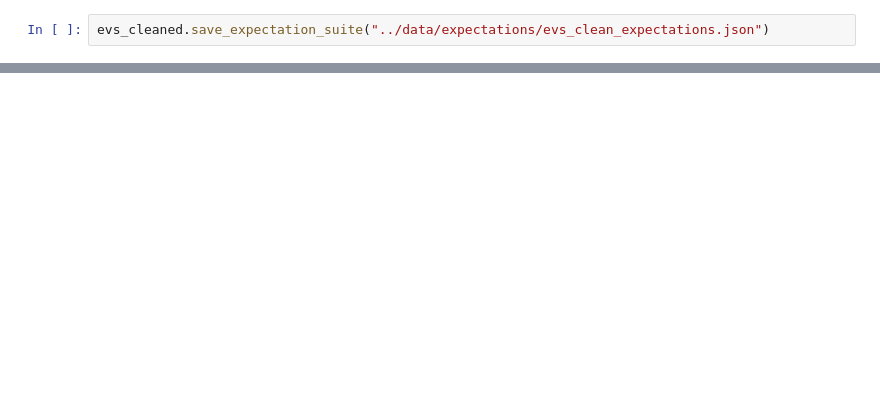
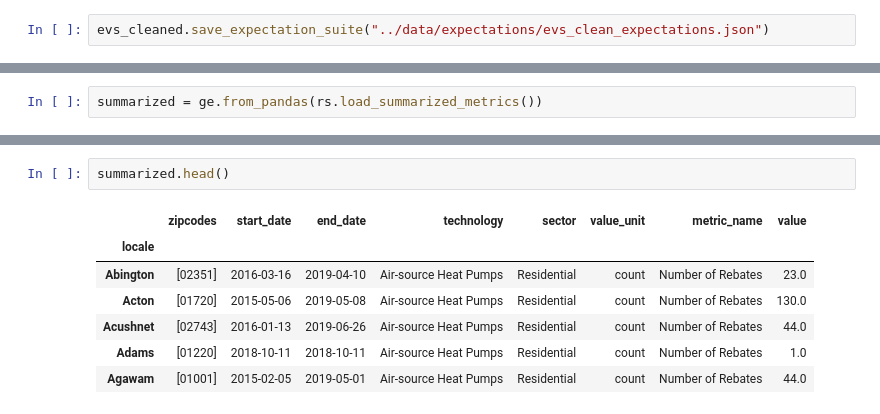
Before and after one commit to massenergize/rad_pipeline, a Jupyter notebook: notebooks/expectations.ipynb, the cells around one changed output, grey strips where cells are left out. Saved outputs shown, nothing was run; the diff lists cells and outputs as text; blank space fills up the shorter version.

```diff
--- a/notebooks/expectations.ipynb
+++ b/notebooks/expectations.ipynb
@@ -1483,0 +1488,2 @@ evs_cleaned.save_expectation_suite("../data/expectations/evs_clean_expectations.
+# %%
+summarized = ge.from_pandas(rs.load_summarized_metrics())
@@ -1483,0 +1516,10 @@ evs_cleaned.save_expectation_suite("../data/expectations/evs_clean_expectations.
+# %%
+summarized.head()
+# %% [output]
+|  | zipcodes | start_date | end_date | technology | sector | value_unit | metric_name | value |
+| locale |  |  |  |  |  |  |  |  |
+| Abington | [02351] | 2016-03-16 | 2019-04-10 | Air-source Heat Pumps | Residential | count | Number of Rebates | 23.0 |
+| Acton | [01720] | 2015-05-06 | 2019-05-08 | Air-source Heat Pumps | Residential | count | Number of Rebates | 130.0 |
+| Acushnet | [02743] | 2016-01-13 | 2019-06-26 | Air-source Heat Pumps | Residential | count | Number of Rebates | 44.0 |
+| Adams | [01220] | 2018-10-11 | 2018-10-11 | Air-source Heat Pumps | Residential | count | Number of Rebates | 1.0 |
+| Agawam | [01001] | 2015-02-05 | 2019-05-01 | Air-source Heat Pumps | Residential | count | Number of Rebates | 44.0 |
```
Also changed, not shown: parts of 99 cells of this notebook, 9 other files.
